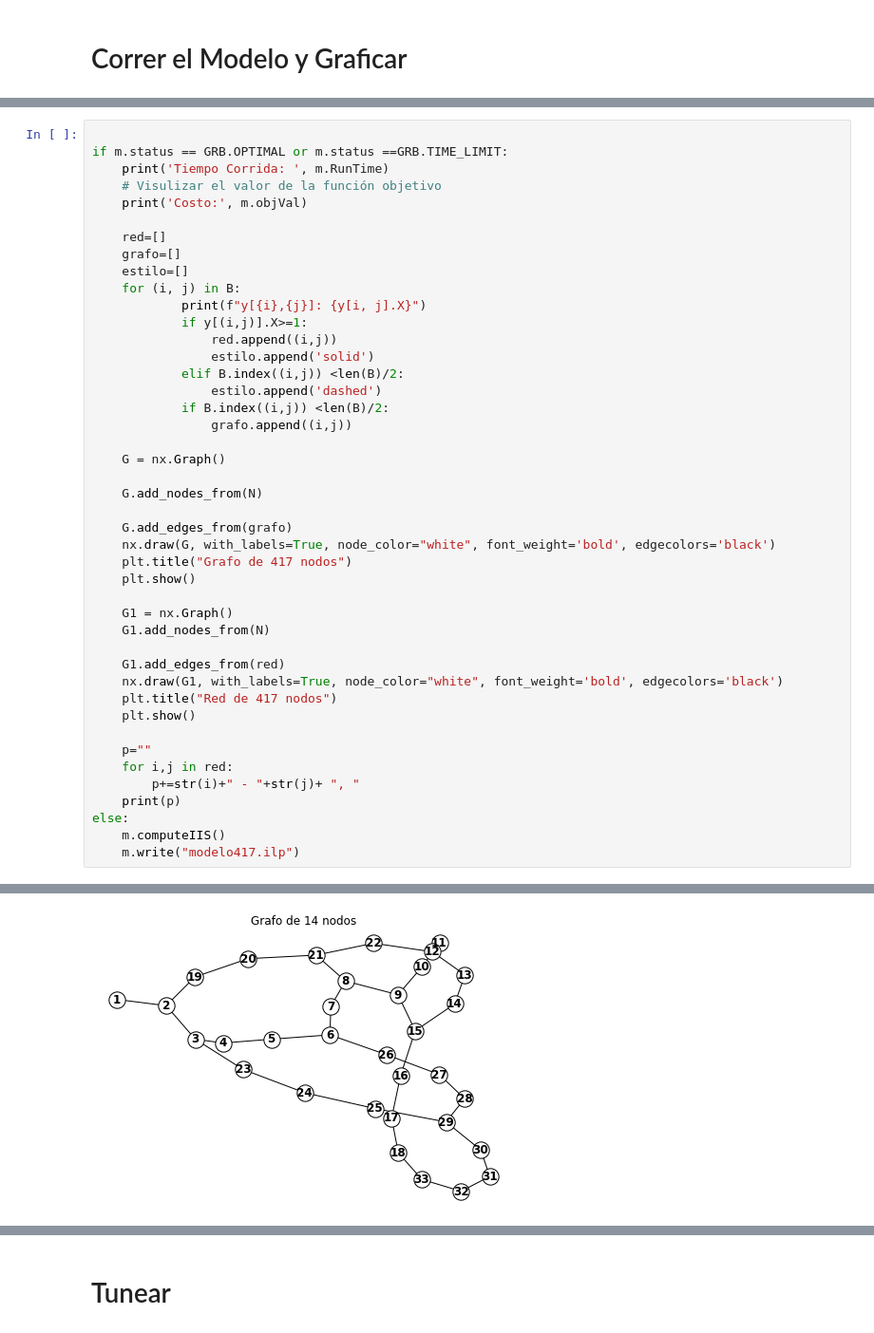
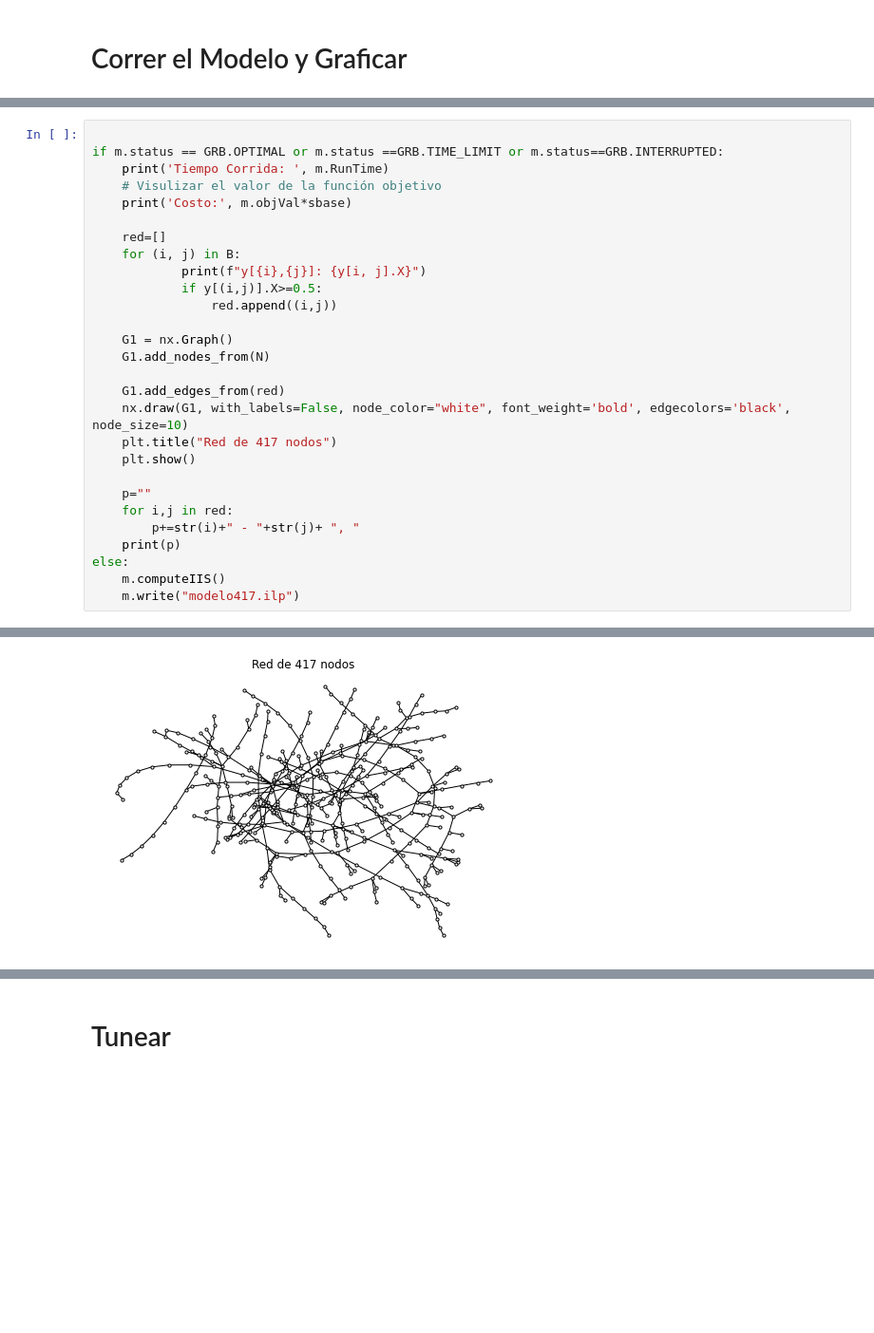
Before and after one commit to mforeroa/ProyectoRSD, a Jupyter notebook: Notebooks_Pruebas/417nodos.ipynb, the cells around one changed output, grey strips where cells are left out. Shown: that part at 95% size. Saved outputs shown, nothing was run; the diff lists cells and outputs as text; blank space fills up the shorter version.

```diff
--- a/Notebooks_Pruebas/417nodos.ipynb
+++ b/Notebooks_Pruebas/417nodos.ipynb
@@ -1136,38 +1138,22 @@ Warning: Q constraint 0 doesn't have a name
 Warning: to let Gurobi read it back, use rlp format
 # %%
 
-if m.status == GRB.OPTIMAL or m.status ==GRB.TIME_LIMIT:
+if m.status == GRB.OPTIMAL or m.status ==GRB.TIME_LIMIT or m.status==GRB.INTERRUPTED:
     print('Tiempo Corrida: ', m.RunTime)
     # Visulizar el valor de la función objetivo
-    print('Costo:', m.objVal)
+    print('Costo:', m.objVal*sbase)
 
     red=[]
-    grafo=[]
-    estilo=[]
     for (i, j) in B:
             print(f"y[{i},{j}]: {y[i, j].X}")
-            if y[(i,j)].X>=1:
+            if y[(i,j)].X>=0.5:
                 red.append((i,j))
-                estilo.append('solid')
-            elif B.index((i,j)) <len(B)/2:
-                estilo.append('dashed')
-            if B.index((i,j)) <len(B)/2:
-                grafo.append((i,j))
-
-    G = nx.Graph()
-
-    G.add_nodes_from(N)
-
-    G.add_edges_from(grafo)
-    nx.draw(G, with_labels=True, node_color="white", font_weight='bold', edgecolors='black')
-    plt.title("Grafo de 417 nodos")
-    plt.show()
 
     G1 = nx.Graph()
     G1.add_nodes_from(N)
 
     G1.add_edges_from(red)
-    nx.draw(G1, with_labels=True, node_color="white", font_weight='bold', edgecolors='black')
+    nx.draw(G1, with_labels=False, node_color="white", font_weight='bold', edgecolors='black', node_size=10)
     plt.title("Red de 417 nodos")
     plt.show()
 
@@ -1199 +1185 @@ y[29,25]: 0.0
-[figure, old version]
+[figure, new version]
```
Also changed, not shown: parts of 5 cells of this notebook, 4 other files.
